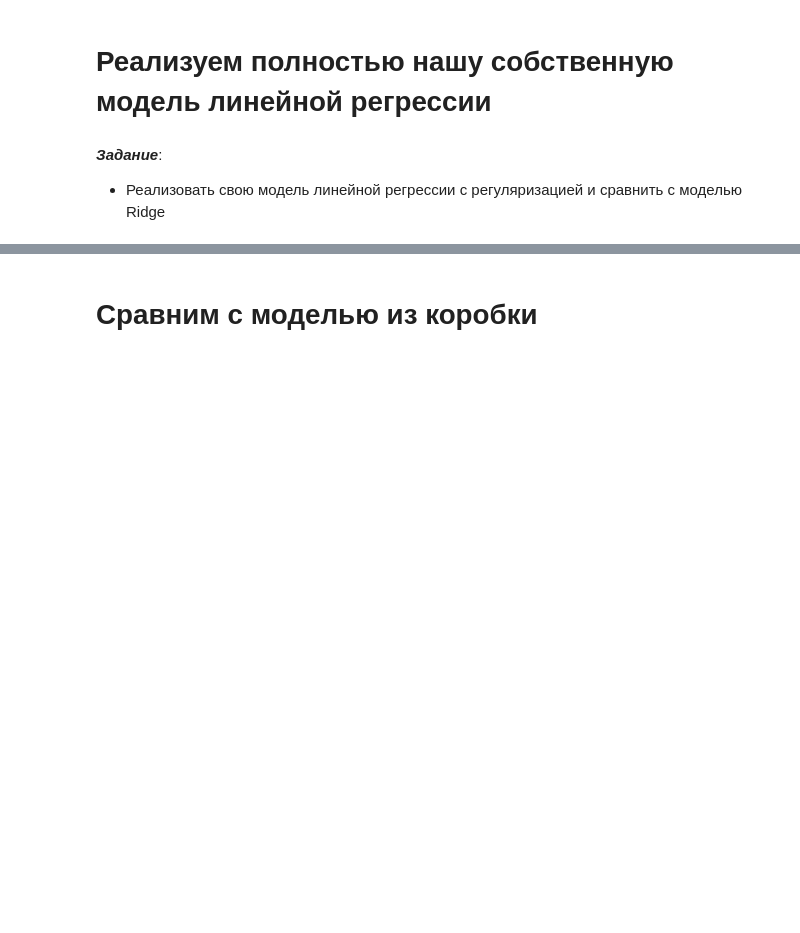
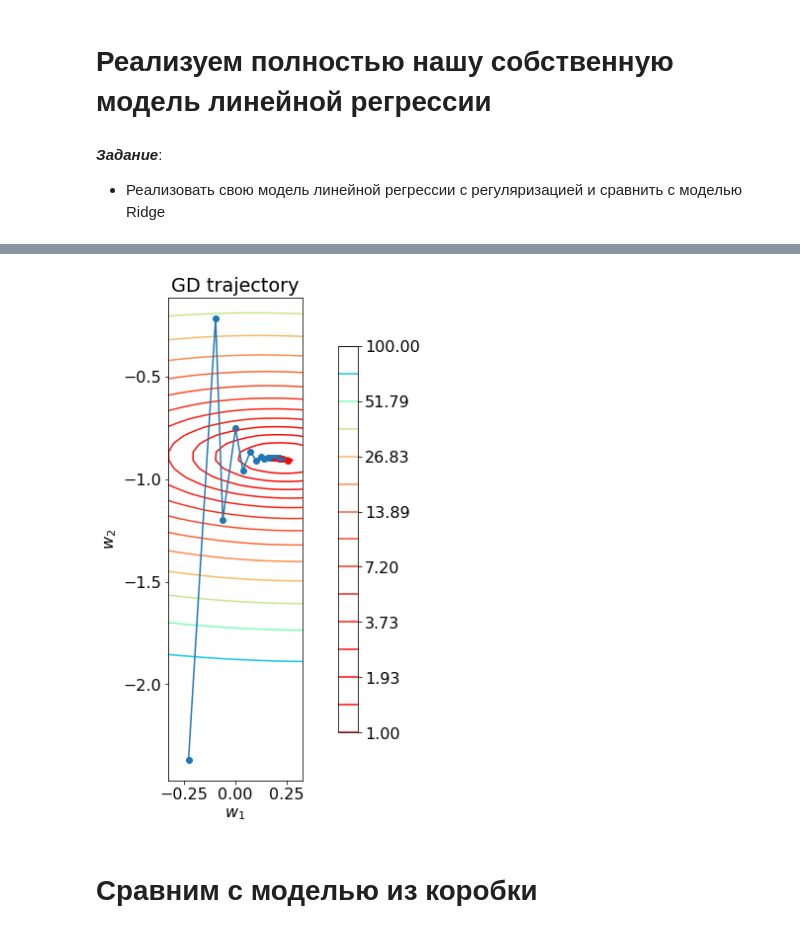
Before and after one commit to kryzhikov/Sample-ML-Repo, a Jupyter notebook: 05. Maths 3/ML_seminar_for_students.ipynb, the cells around one changed output, grey strips where cells are left out. Drawn from its saved outputs; the diff is of its cells as text; code cells hidden in the pictures; blank space fills up the shorter version.

```diff
--- a/05. Maths 3/ML_seminar_for_students.ipynb
+++ b/05. Maths 3/ML_seminar_for_students.ipynb
@@ -249,0 +266,44 @@ ___Задание___:
+# %%
+# Пишем градиентный спуск
+
+w_0 = np.random.uniform(-2, 2, n_features)-0.5
+w = w_0.copy()
+w_list = [w.copy()]
+learning_rate = 1e-2
+lamb = 1e-6
+
+for i in range(num_steps):
+    w -= (2 * learning_rate * np.dot(X.T, np.dot(X, w) - Y) + 2 * lamb * w)/ Y.size
+    w_list.append(w.copy())
+
+w_list = np.array(w_list)
+# %%
+matplotlib.rcParams.update({'font.size': 16})
+
+# Визуализируем градиентный спуск
+A, B = np.meshgrid(np.linspace(-2, 2, 100), np.linspace(-2, 2, 100))
+
+levels = np.empty_like(A)
+for i in range(A.shape[0]):
+    for j in range(A.shape[1]):
+        w_tmp = np.array([A[i, j], B[i, j]])
+        levels[i, j] = np.mean(np.power(np.dot(X, w_tmp) - Y, 2))
+
+plt.figure(figsize=(13, 9))
+plt.title('GD trajectory')
+plt.xlabel('$w_1$')
+plt.ylabel('$w_2$')
+plt.xlim(w_list[:, 0].min() - 0.1, w_list[:, 0].max() + 0.1)
+plt.ylim(w_list[:, 1].min() - 0.1, w_list[:, 1].max() + 0.1)
+plt.gca().set_aspect('equal')
+
+CS = plt.contour(A, B, levels, levels=np.logspace(0, 2, num=15), cmap=plt.cm.rainbow_r)
+CB = plt.colorbar(CS, shrink=0.8, extend='both')
+
+plt.scatter(w_true[0], w_true[1], c='r')
+plt.scatter(w_list[:, 0], w_list[:, 1])
+plt.plot(w_list[:, 0], w_list[:, 1])
+
+plt.show()
+# %% [output]
+[figure, added]
```
Also changed, not shown: parts of 8 cells of this notebook.
